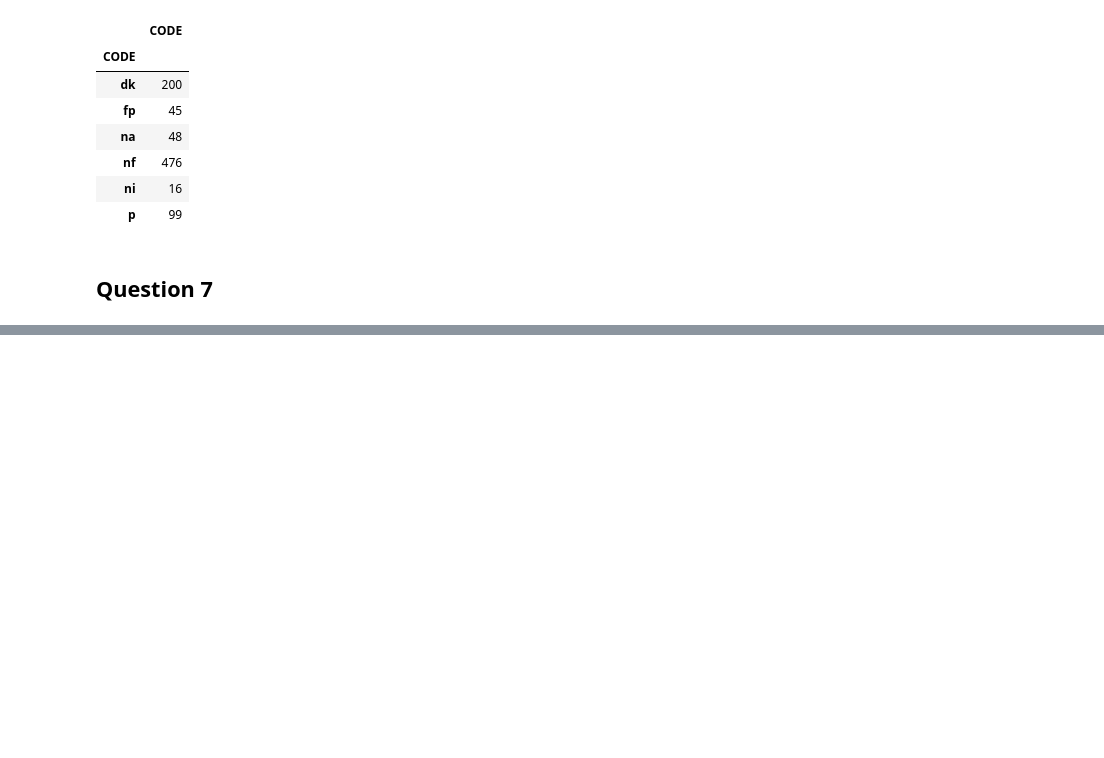
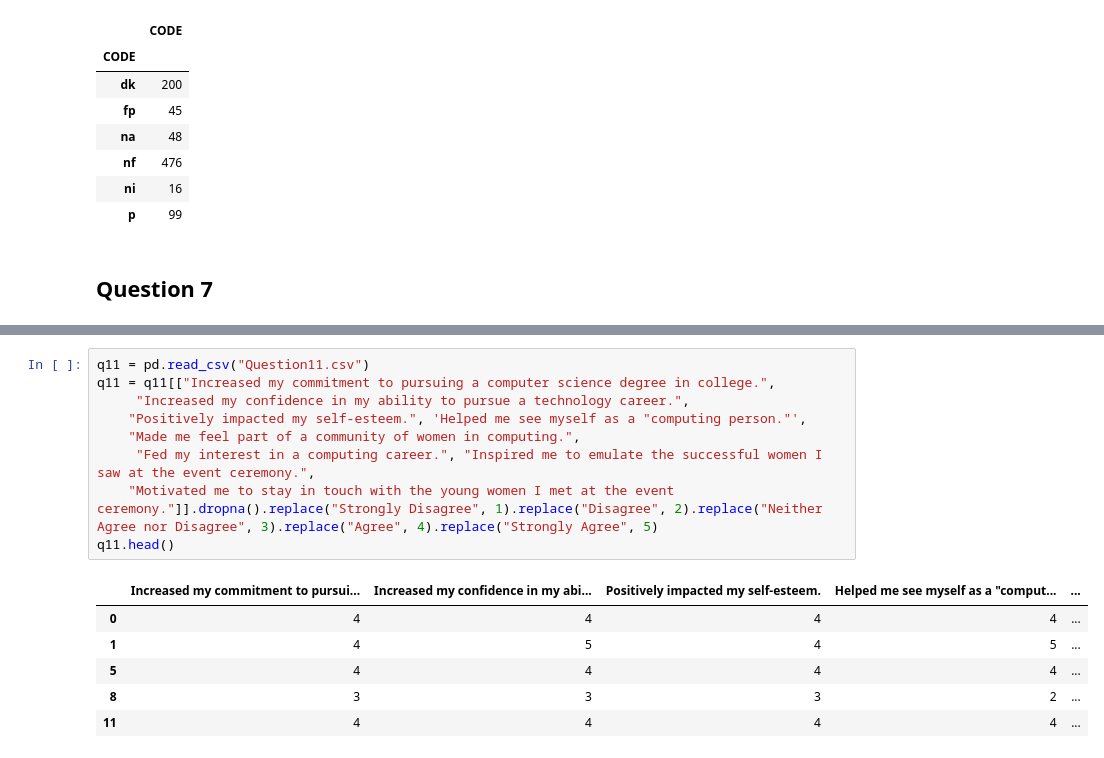
Before and after one commit to hannahweber/INFO3401-Final-Project, a Jupyter notebook: Basic Statistical Tests.ipynb, the cells around one changed output, grey strips where cells are left out. Drawn from its saved outputs; the diff is of its cells as text; blank space fills up the shorter version.

```diff
--- a/Basic Statistical Tests.ipynb
+++ b/Basic Statistical Tests.ipynb
@@ -53,0 +174,16 @@ q6_agg
+# %%
+q11 = pd.read_csv("Question11.csv")
+q11 = q11[["Increased my commitment to pursuing a computer science degree in college.",
+     "Increased my confidence in my ability to pursue a technology career.",
+    "Positively impacted my self-esteem.", 'Helped me see myself as a "computing person."',
+    "Made me feel part of a community of women in computing.",
+     "Fed my interest in a computing career.", "Inspired me to emulate the successful women I saw at the event ceremony.",
+    "Motivated me to stay in touch with the young women I met at the event ceremony."]].dropna().replace("Strongly Disagree", 1).replace("Disagree", 2).replace("Neither Agree nor Disagree", 3).replace("Agree", 4).replace("Strongly Agree", 5)
+q11.head()
+# %% [output]
+|  | Increased my commitment to pursui... | Increased my confidence in my abi... | Positively impacted my self-esteem. | Helped me see myself as a "comput... | ... |
+| 0 | 4 | 4 | 4 | 4 | ... |
+| 1 | 4 | 5 | 4 | 5 | ... |
+| 5 | 4 | 4 | 4 | 4 | ... |
+| 8 | 3 | 3 | 3 | 2 | ... |
+| 11 | 4 | 4 | 4 | 4 | ... |
```
Also changed, not shown: parts of 20 cells of this notebook, 8 other files.
